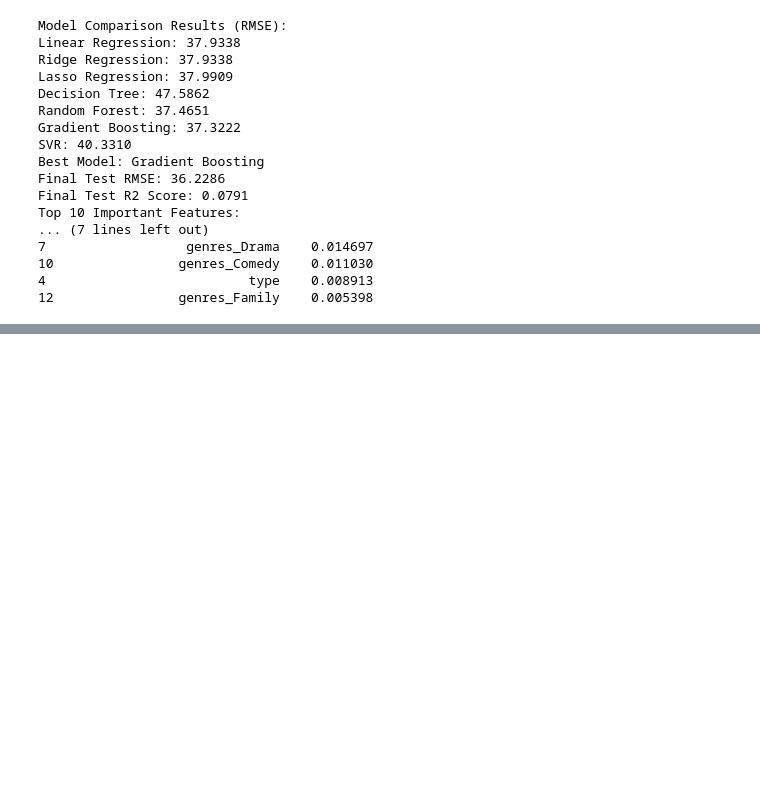
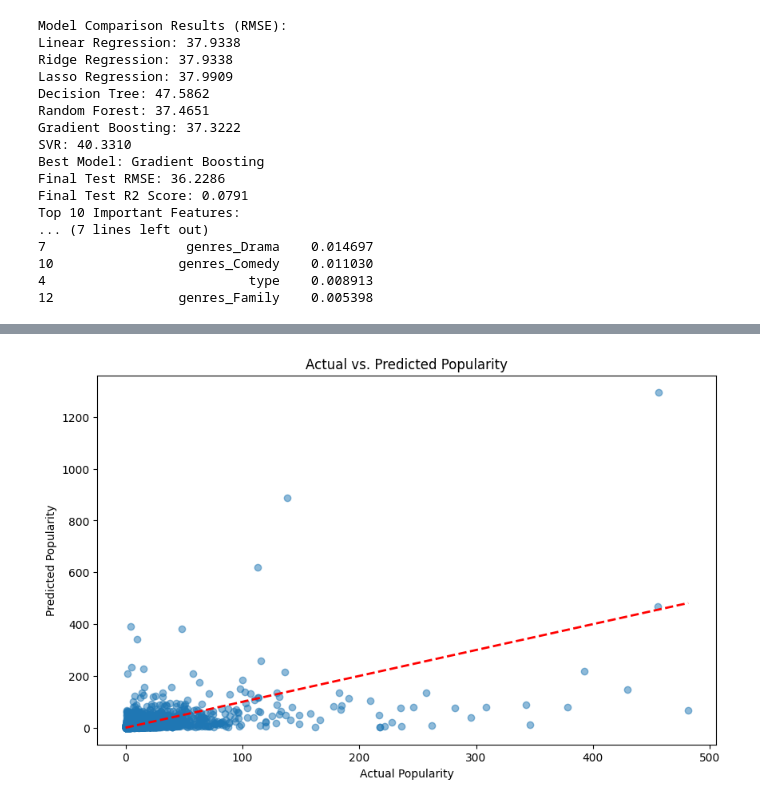
Before and after one commit to mosheharary/ds17_tv_shows, a Jupyter notebook: tv_feature_selection.ipynb, the cells around one changed output, grey strips where cells are left out. Drawn from its saved outputs; the diff is of its cells as text; code cells hidden in the pictures; blank space fills up the shorter version.

```diff
--- a/tv_feature_selection.ipynb
+++ b/tv_feature_selection.ipynb
@@ -420 +408,15 @@ R-squared Score: 0.0610
 [figure]
+# %%
+y_test_less = y_test[y_test < 500]
+y_pred_less = y_pred[y_test < 500]
+
+# Plot actual vs predicted values
+plt.figure(figsize=(10, 6))
+plt.scatter(y_test_less, y_pred_less, alpha=0.5)
+plt.plot([y_test_less.min(), y_test_less.max()], [y_test_less.min(), y_test_less.max()], 'r--', lw=2)
+plt.xlabel('Actual Popularity')
+plt.ylabel('Predicted Popularity')
+plt.title('Actual vs. Predicted Popularity')
+plt.show()
+# %% [output]
+[figure, added]
```
Also changed, not shown: parts of 1 cell of this notebook.
